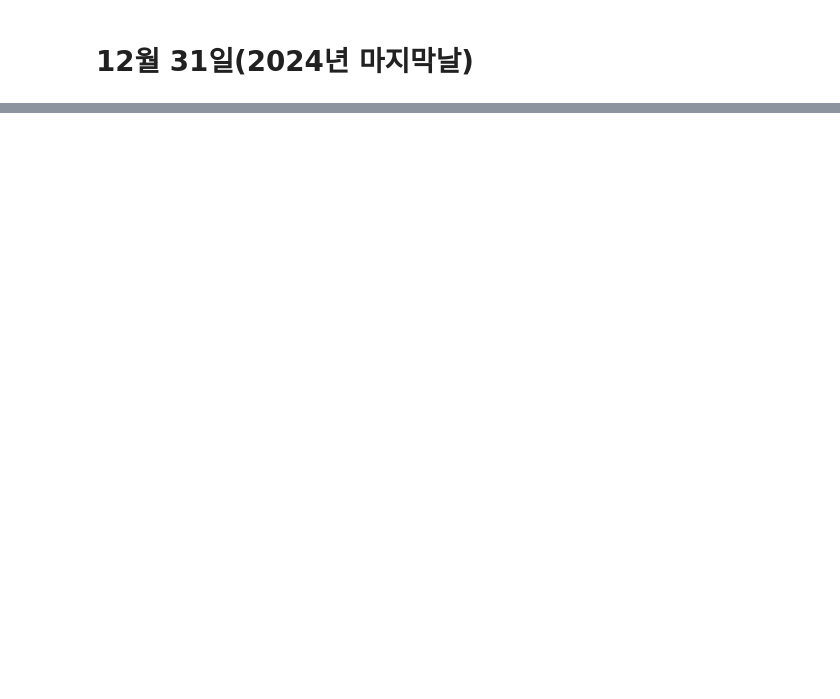
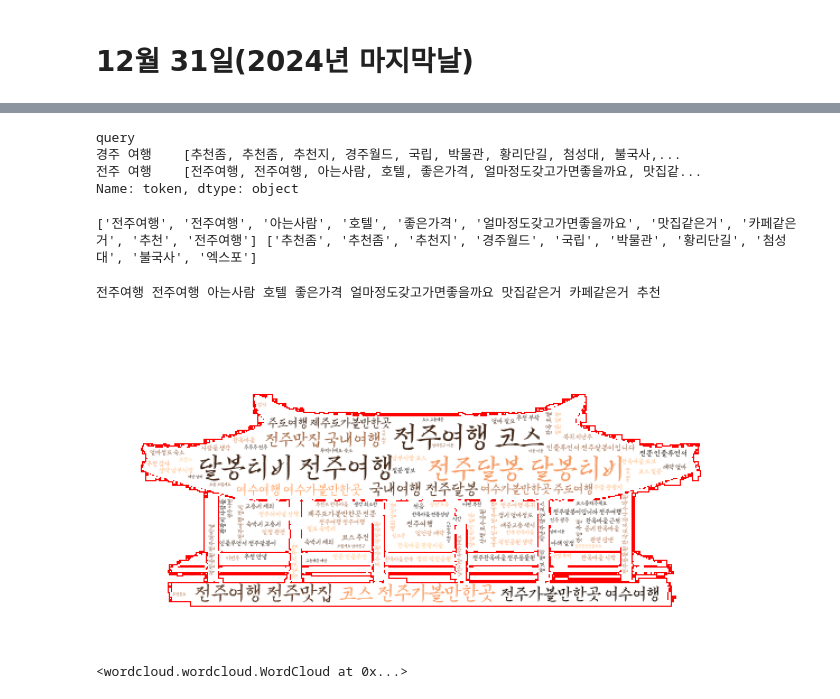
Before and after one commit to minjunK94/ai, a Jupyter notebook: source/10_자연어처리/ch02_한글형태소분석_Quiz.ipynb, the cells around one changed output, grey strips where cells are left out. Drawn from its saved outputs; the diff is of its cells as text; code cells hidden in the pictures; blank space fills up the shorter version.

```diff
--- a/source/10_자연어처리/ch02_한글형태소분석_Quiz.ipynb
+++ b/source/10_자연어처리/ch02_한글형태소분석_Quiz.ipynb
@@ -166,0 +313,4 @@ def get_search_element_save(query, start):
+# %%
+# 명사만
+df_flt = df.loc[(df['pos']=='NC') | (df['pos']=='NQ'), ['query','token','pos']]
+df_flt = df.loc[df['pos'].isin(['NC', 'NQ']),['query','token','pos']]
@@ -166,0 +534,20 @@ def get_search_element_save(query, start):
+# %%
+df_grp = df_flt.groupby('query')['token'].apply(list)
+df_grp
+# %% [output]
+query
+경주 여행    [추천좀, 추천좀, 추천지, 경주월드, 국립, 박물관, 황리단길, 첨성대, 불국사,...
+전주 여행    [전주여행, 전주여행, 아는사람, 호텔, 좋은가격, 얼마정도갖고가면좋을까요, 맛집같...
+Name: token, dtype: object
+# %%
+jj_noun_list = df_grp['전주 여행']
+gj_noun_list = df_grp['경주 여행']
+print(jj_noun_list[:10], gj_noun_list[:10])
+# %% [output]
+['전주여행', '전주여행', '아는사람', '호텔', '좋은가격', '얼마정도갖고가면좋을까요', '맛집같은거', '카페같은거', '추천', '전주여행'] ['추천좀', '추천좀', '추천지', '경주월드', '국립', '박물관', '황리단길', '첨성대', '불국사', '엑스포']
+# %%
+gyeongju = ' '.join(gj_noun_list)
+jeonju = ' '.join(jj_noun_list)
+print(jeonju[:50])
+# %% [output]
+전주여행 전주여행 아는사람 호텔 좋은가격 얼마정도갖고가면좋을까요 맛집같은거 카페같은거 추천
@@ -166,0 +560,30 @@ def get_search_element_save(query, start):
+# %%
+from PIL import Image
+img = Image.open('data/korea-house-black-fill.png')
+mask = np.array(img)
+# mask = np.where(mask > 200, 255, 0).astype(np.uint8)
+# plt.imshow(mask)
+wordcloud = WordCloud(
+    background_color = 'white',
+    max_words=400,
+    font_path='이순신Regular.ttf',
+    relative_scaling=0.1,
+    colormap='copper',
+    mask=mask,
+    contour_color='red',
+    contour_width=1,
+    stopwords=불용어,
+    random_state=4
+)
+wordcloud.generate(jeonju)
+plt.figure(figsize=(10,4))
+plt.imshow(wordcloud)
+plt.axis('off')
+plt.show()
+# %% [output]
+[figure, added]
+# %%
+# 생성된 wordcloud 이미지 저장
+wordcloud.to_file('data/jeonju_cloud.jpg')
+# %% [output]
+<wordcloud.wordcloud.WordCloud at 0x...>
```
Also changed, not shown: parts of 39 cells of this notebook, 8 other files.
